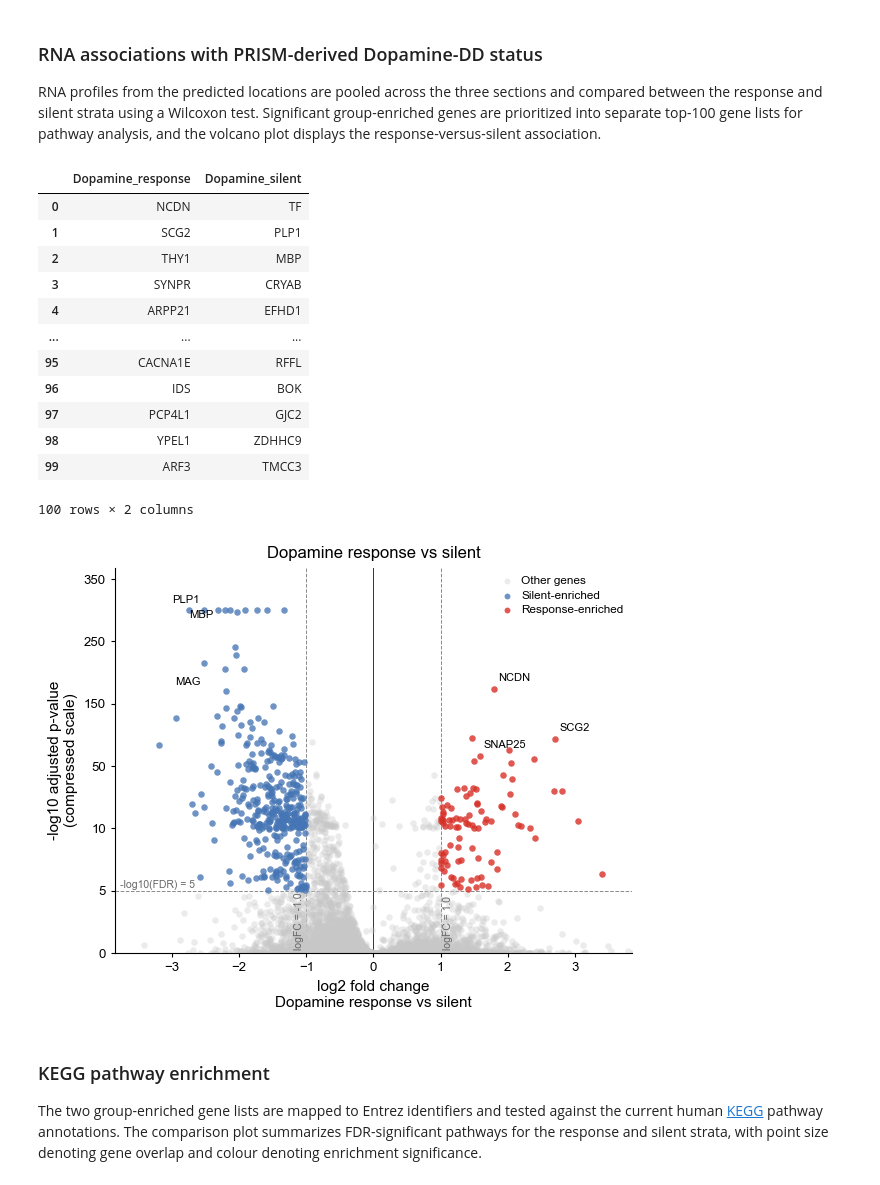
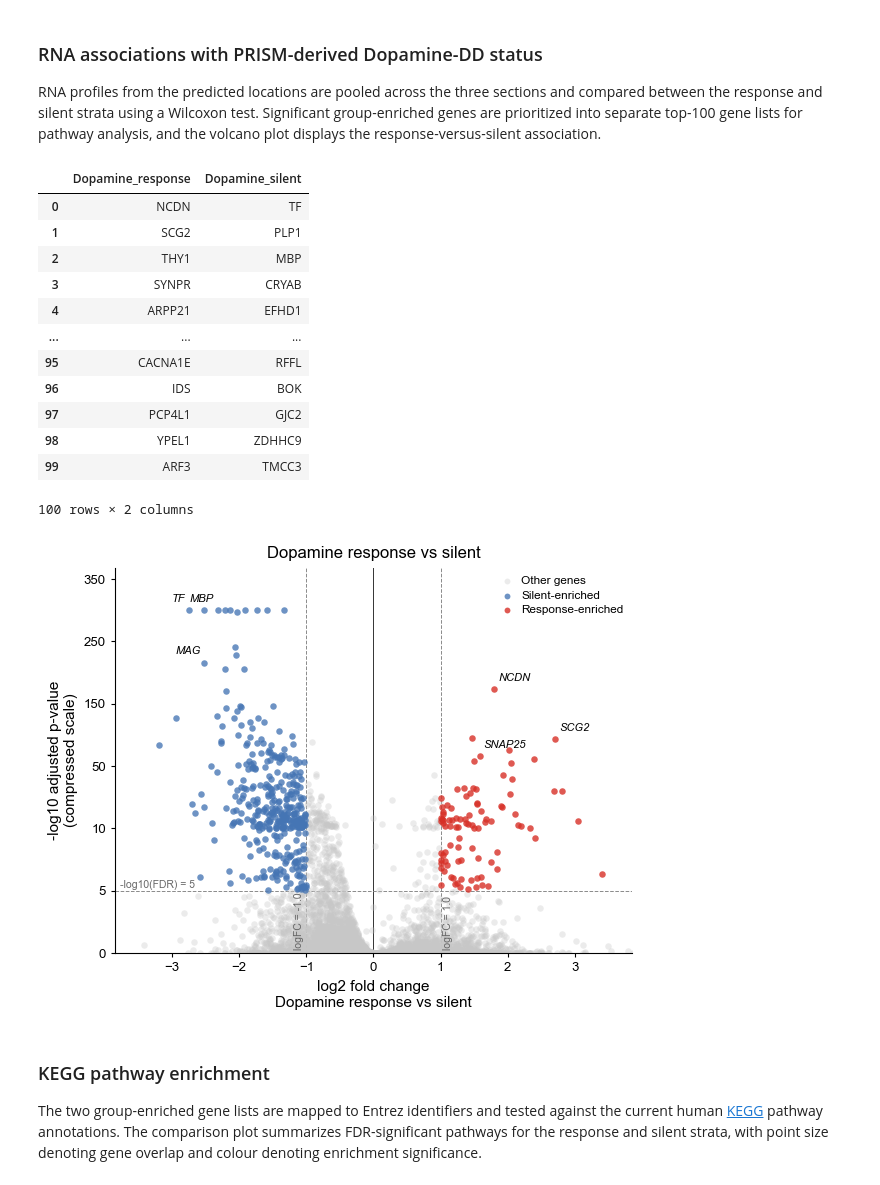
Before and after one commit to musg-create/PRISM_Tutorial, a Jupyter notebook: Tutorial5_3: Enrichment Analysis of PRISM-Imputed Dopamine-DD in Human PD Brain.ipynb, the cells around one changed output. Cells and saved outputs as stored; diff of their text form; code cells hidden in the pictures.

```diff
--- a/Tutorial5_3: Enrichment Analysis of PRISM-Imputed Dopamine-DD in Human PD Brain.ipynb
+++ b/Tutorial5_3: Enrichment Analysis of PRISM-Imputed Dopamine-DD in Human PD Brain.ipynb
@@ -68,9 +69,6 @@ deg_results, significant_results, top_gene_sets = run_imputed_dopamine_deg(RNA_P
 
 selected_gene_table = pd.DataFrame({group_name: pd.Series(genes) for group_name, genes in top_gene_sets.items()})
 display(selected_gene_table)
-
-# Display the Dopamine-response versus Dopamine-silent volcano plot
-fig, _ = plot_pd_human_volcano(deg_results["Dopamine_response"])
 # %% [output]
 |  | Dopamine_response | Dopamine_silent |
 | 0 | NCDN | TF |
@@ -85,7 +83,15 @@ fig, _ = plot_pd_human_volcano(deg_results["Dopamine_response"])
 | 98 | YPEL1 | ZDHHC9 |
 | 99 | ARF3 | TMCC3 |
 100 rows × 2 columns
-[figure, removed]
+# %%
+# Select gene symbols to annotate on the volcano plot
+VOLCANO_LABEL_GENES = {"Dopamine_response": ("NCDN", "SNAP25", "SCG2"),
+                       "Dopamine_silent": ("MAG", "TF", "MBP")}
+
+# Display the Dopamine-response versus Dopamine-silent volcano plot
+fig, _ = plot_pd_human_volcano(deg_results["Dopamine_response"], label_genes=VOLCANO_LABEL_GENES)
+# %% [output]
+[figure, added]
 # %% [markdown]
 ### KEGG pathway enrichment
 
```
Also changed, not shown: parts of 1 cell of this notebook, 14 other files.
